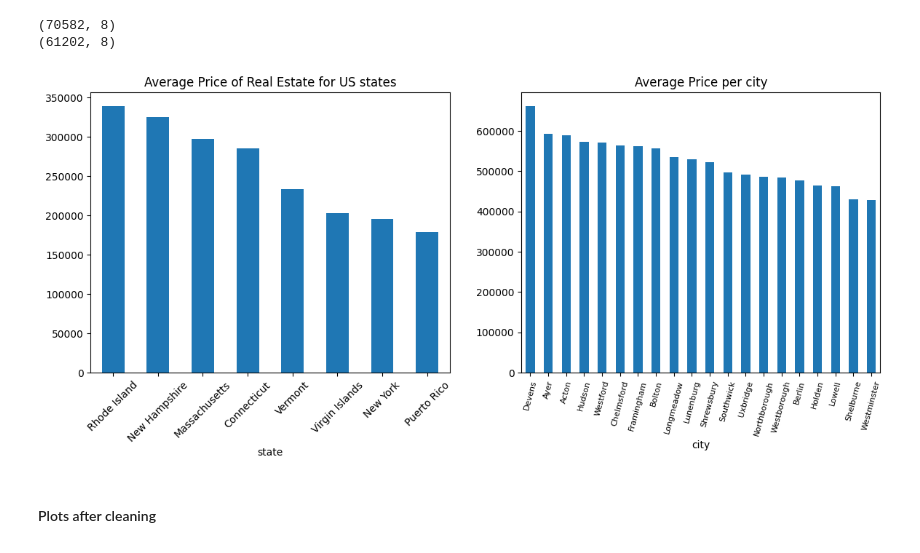
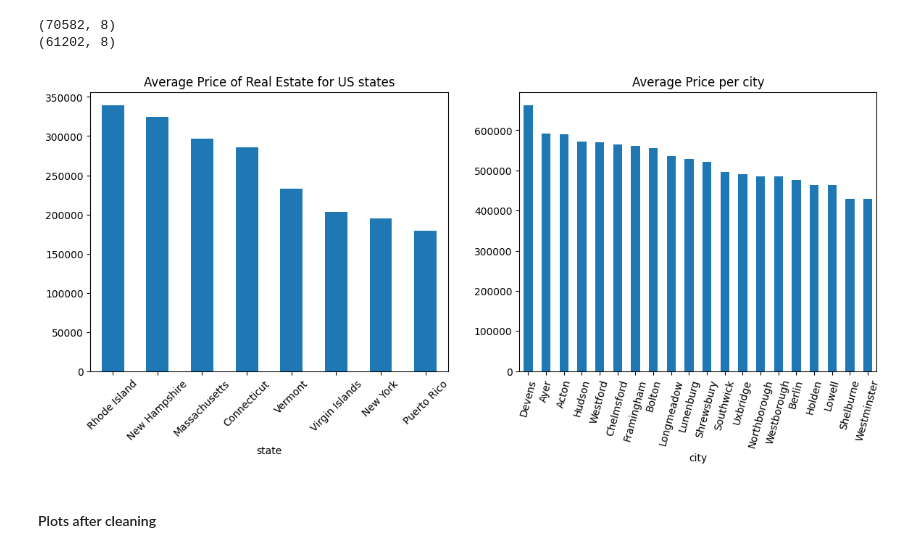
Before and after one commit to antonisgiann/ml_with_scikit-learn, a Jupyter notebook: Regression/usa-real-estate-dataset/notebook.ipynb, the cells around one changed output. Saved outputs shown, nothing was run; the diff lists cells and outputs as text; code cells hidden in the pictures.

```diff
--- a/Regression/usa-real-estate-dataset/notebook.ipynb
+++ b/Regression/usa-real-estate-dataset/notebook.ipynb
@@ -220,17 +226,17 @@ df.drop(columns=["city_count"], inplace=True)
 # %%
 plt.figure(figsize=(14,5))
 ax1 = plt.subplot(1,2,1)
 df.groupby('state').price.mean().sort_values(ascending=False).plot.bar(ax=ax1)
 plt.title('Average Price of Real Estate for US states')
 plt.xticks(rotation=45)
 ax2 = plt.subplot(1,2,2)
 df.groupby('city').price.mean().sort_values(ascending=False).head(20).plot.bar(ax=ax2)
-ax2.xaxis.set_tick_params(labelsize=8)
+ax2.xaxis.set_tick_params(labelsize=10)
 plt.title('Average Price per city')
 plt.xticks(rotation=75)
 plt.show()
 # %% [output]
-[figure, old version]
+[figure, new version]
 # %% [markdown]
 #### Plots after cleaning
 # %%
```
Also changed, not shown: parts of 26 cells of this notebook.
